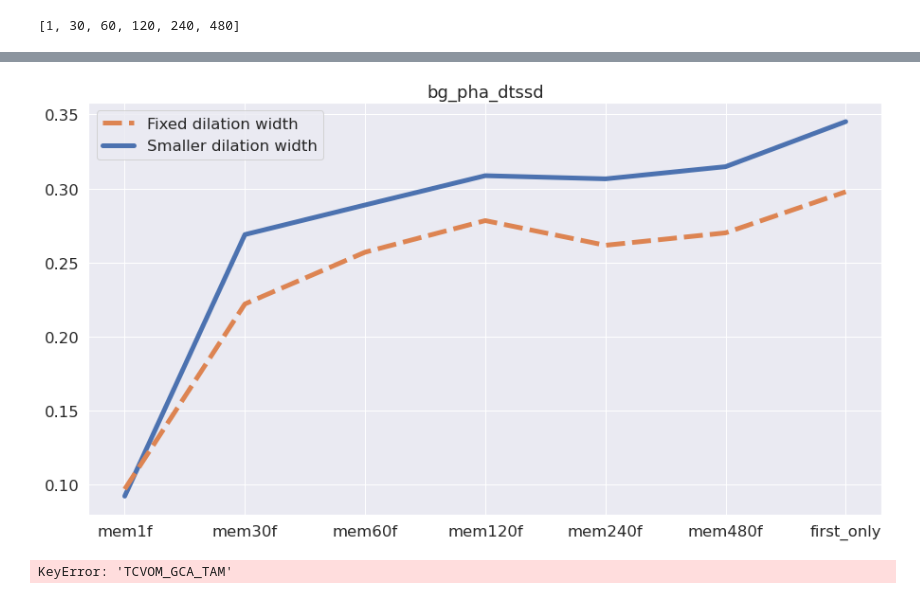
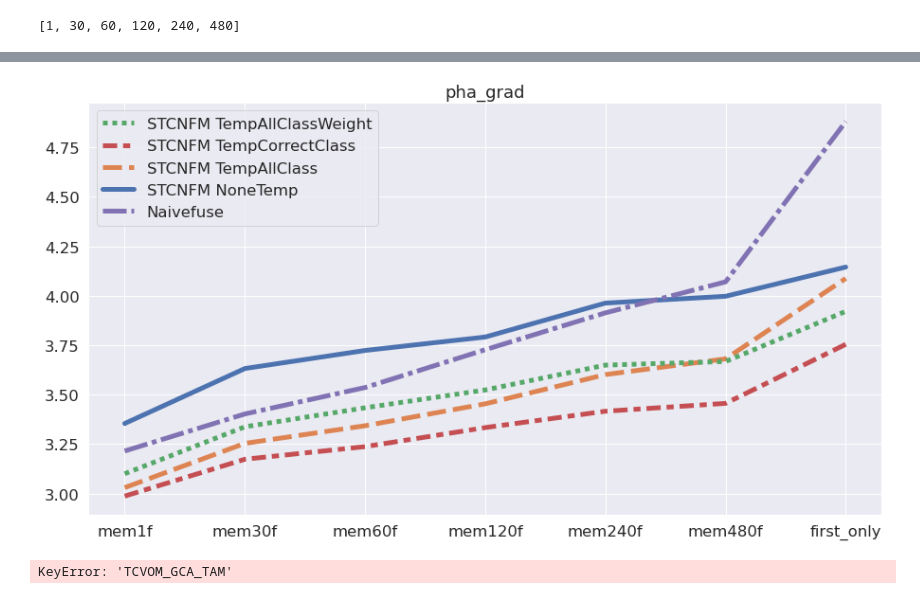
Before and after one commit to csvt32745/FTP-VM, a Jupyter notebook: analysis_mem.ipynb, the cells around one changed output, grey strips where cells are left out. Drawn from its saved outputs; the diff is of its cells as text; code cells hidden in the pictures.

```diff
--- a/analysis_mem.ipynb
+++ b/analysis_mem.ipynb
@@ -8,8 +8,9 @@ import matplotlib.pyplot as plt
 # %%
 sns.set(rc = {'figure.figsize':(15,8)}, font_scale = 1.5)
 # %%
-# path = 'vm108_val_midtri_1024x576.xlsx'
-path = 'vm108_val_midtri_256.xlsx'
+# path = 'realhuman_allframe_1024x576.xlsx'
+path = 'vm108_val_midtri_1024x576.xlsx'
+# path = 'vm108_val_midtri_256.xlsx'
 df = pd.read_excel(path, sheet_name=None)['avg_clip']
 df = df.rename(columns={df.columns[0]: 'metric'})
 df.index = df['metric']
@@ -23,6 +24,6 @@ frames
 [1, 30, 60, 120, 240, 480]
 # %%
 # TODO: select some models only
-names = [i for i in names if 'STCN' not in i]
+# names = [i for i in names if 'STCN' not in i]
 names
 # %% [output]
@@ -35,7 +51,13 @@ avg_dfs = {}
 for model in names:
     # print(model+"_mem30f" in df.columns)
     cols = [(f'mem{f}f', col) for f in frames if (col:=f'{model}_mem{f}f') in df.columns]
-    cols.append(('first_only', model))
+    if model == 'TCVOM_GCA_TAM_bidir':
+        cols.append(('first_only', 'TCVOM_GCA_TAM'))
+        cols.append(('mem1f', 'TCVOM_GCA_TAM_mem1f'))
+    elif model == 'TCVOM_ft_GCA_TAM_bidir':
+        cols.append(('first_only', 'ft_TCVOM_GCA_TAM'))
+    else:
+        cols.append(('first_only', model))
     # print(cols)
     idx, cols = zip(*cols)
     model_df = df[list(cols)]
@@ -70,7 +73,20 @@ avg_dfs[next(iter(avg_dfs))]
 # %%
 name_dict = {
-    'GFM_GatedFuseVM_4xfoucs': 'Fixed dilation width',
-    'GFM_GatedFuseVM_4xfoucs_randmemtrimap': 'Smaller dilation width',
+    # 'GFM_GatedFuseVM_4xfoucs': 'Fixed dilation width',
+    # 'GFM_GatedFuseVM_4xfoucs_randmemtrimap': 'Smaller dilation width',
+    # 'GFM_GatedFuseVM_3dtvloss_480': 'GFM_GatedFuseVM_3dtvloss_480',
+    # 'GFM_GatedFuseVM_3dtvloss_weightce_512': 'GFM_GatedFuseVM_3dtvloss_weightce_512',
+    # 'GFM_GatedFuseVM_2dtv_tempcons_weightce_512': 'GFM_GatedFuseVM_2dtv_tempcons_weightce_512',
+    'STCNFuseMatting_fullres_matnaive': 'STCNFM TempAllClassWeight',
+    # 'STCNFuseMatting_fullres_480_temp_seg_allclass_weight_x1': 'STCNFM TempAllClassWeightx1',
+    'STCNFuseMatting_fullres_matnaive_480_temp_seg': 'STCNFM TempCorrectClass',
+    'STCNFuseMatting_fullres_matnaive_seg2_480_temp_seg_allclass': 'STCNFM TempAllClass',
+    'STCNFuseMatting_fullres_matnaive_none_temp_seg': 'STCNFM NoneTemp',
+    # 'STCNFuseMatting_SingleDec': 'SingleDec',
+    # 'STCNFuseMatting_SameDec_480': 'SameDec',
+    # 'STCNFuseMatting_fullres_matnaive_backbonefuse': 'Backbonefuse',
+    'STCNFuseMatting_fullres_matnaive_naivefuse': 'Naivefuse',
+    # 'TCVOM_GCA_TAM_bidir': 'TCVOM GCA TAM',
     # 'TCVOM_GCA_TAM': 'TCVOM GCA TAM',
     # 'ft_TCVOM_GCA_TAM': 'TCVOM Finetune',
 }
@@ -81,29 +97,29 @@ def sort_time(df):
 # %%
 def run_fig(avg_dfs, name_dict, metric, save_path=''):
     # for metric in avg_dfs[next(iter(avg_dfs))]
     # df = pd.DataFrame({k: v.loc[metric] for k, v in avg_dfs.items()})
     df = pd.DataFrame({name_dict[k]: v.loc[metric] for k, v in avg_dfs.items() if k in name_dict})
     # df = pd.DataFrame({name_dict[k]: v[metric] for k, v in avg_dfs.items()})
     df = sort_time(df)
     # plt.figure()
     plt.clf()
     lp = sns.lineplot(data=df, linewidth=5)
     lp.set(title=f'{metric}')
     # lp.set(ylim=(15, 35))
     d = {l:h for h, l in zip(*lp.get_legend_handles_labels())}
     h, l = zip(*[(d[k], k) for k in name_dict.values()])
     for leg in lp.legend(h, l).get_lines():
         leg.set_linewidth(5)
     if save_path != '':
         os.makedirs(save_path, exist_ok=True)
         plt.savefig(os.path.join(save_path, metric+".png"), bbox_inches='tight')
 # metric = 'pha_grad'
-# run_fig(avg_dfs, name_dict, 'pha_mad')
-for metric in avg_dfs[next(iter(avg_dfs))].index:
-    run_fig(avg_dfs, name_dict, metric, 'figs_randmemtrimap')
+run_fig(avg_dfs, name_dict, 'pha_grad')
+# for metric in avg_dfs[next(iter(avg_dfs))].index:
+#     run_fig(avg_dfs, name_dict, metric, 'figs_randmemtrimap')
     # break
 # %% [output]
-[figure, old version]
+[figure, new version]
 # %%
 def plot_hist(score):
     df = score.melt(value_vars=score.columns).dropna()
```
Also changed, not shown: parts of 3 cells of this notebook, 20 other files.
